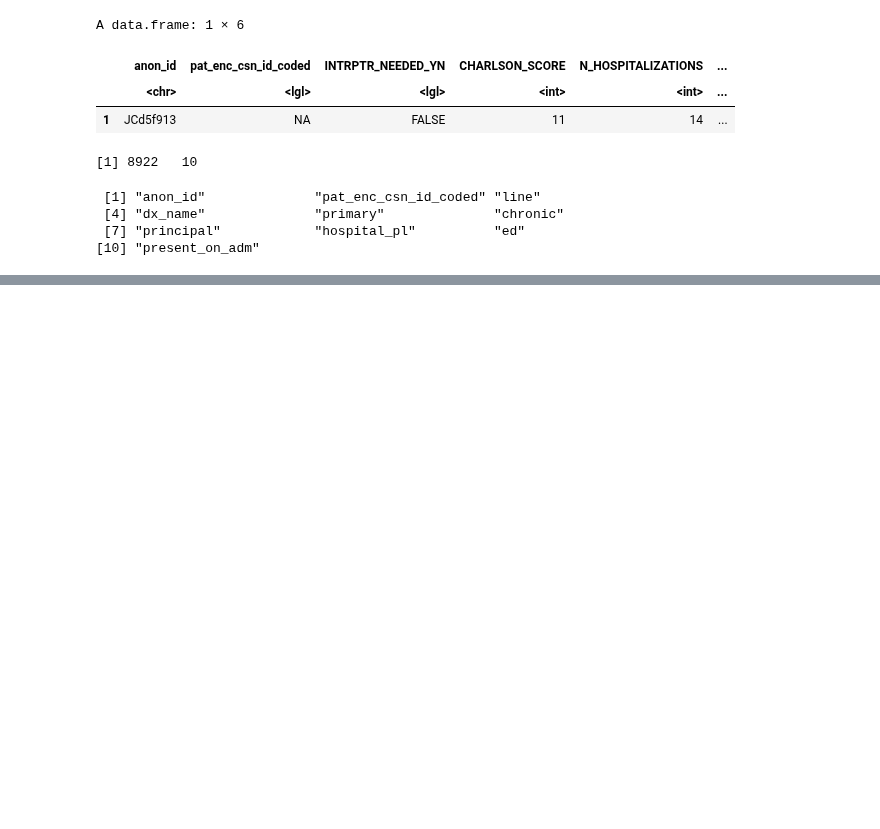
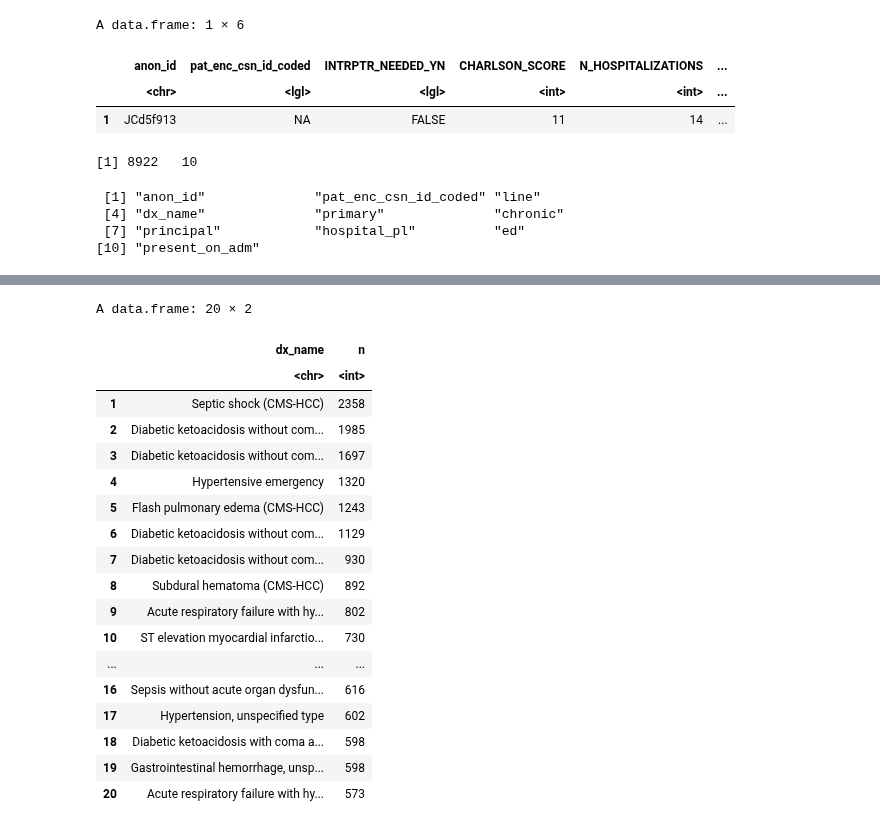
Before and after one commit to Minh084/TDA, a Jupyter notebook: 4_description/4.2_difference.ipynb, the cells around one changed output, grey strips where cells are left out. Drawn from its saved outputs; the diff is of its cells as text; code cells hidden in the pictures; blank space fills up the shorter version.

```diff
--- a/4_description/4.1_difference.ipynb
+++ b/4_description/4.2_difference.ipynb
@@ -372,0 +511,22 @@ Joining, by = c("anon_id", "pat_enc_csn_id_coded")
+# %%
+cohed %>% filter(ed == "Y", primary=="Y") %>% count(dx_name, sort=TRUE) %>% head(20)
+# %% [output]
+A data.frame: 20 × 2
+|  | dx_name | n |
+|  | <chr> | <int> |
+| 1 | Septic shock (CMS-HCC) | 2358 |
+| 2 | Diabetic ketoacidosis without com... | 1985 |
+| 3 | Diabetic ketoacidosis without com... | 1697 |
+| 4 | Hypertensive emergency | 1320 |
+| 5 | Flash pulmonary edema (CMS-HCC) | 1243 |
+| 6 | Diabetic ketoacidosis without com... | 1129 |
+| 7 | Diabetic ketoacidosis without com... | 930 |
+| 8 | Subdural hematoma (CMS-HCC) | 892 |
+| 9 | Acute respiratory failure with hy... | 802 |
+| 10 | ST elevation myocardial infarctio... | 730 |
+| ... | ... | ... |
+| 16 | Sepsis without acute organ dysfun... | 616 |
+| 17 | Hypertension, unspecified type | 602 |
+| 18 | Diabetic ketoacidosis with coma a... | 598 |
+| 19 | Gastrointestinal hemorrhage, unsp... | 598 |
+| 20 | Acute respiratory failure with hy... | 573 |
```
Also changed, not shown: parts of 13 cells of this notebook, 4 other files.
